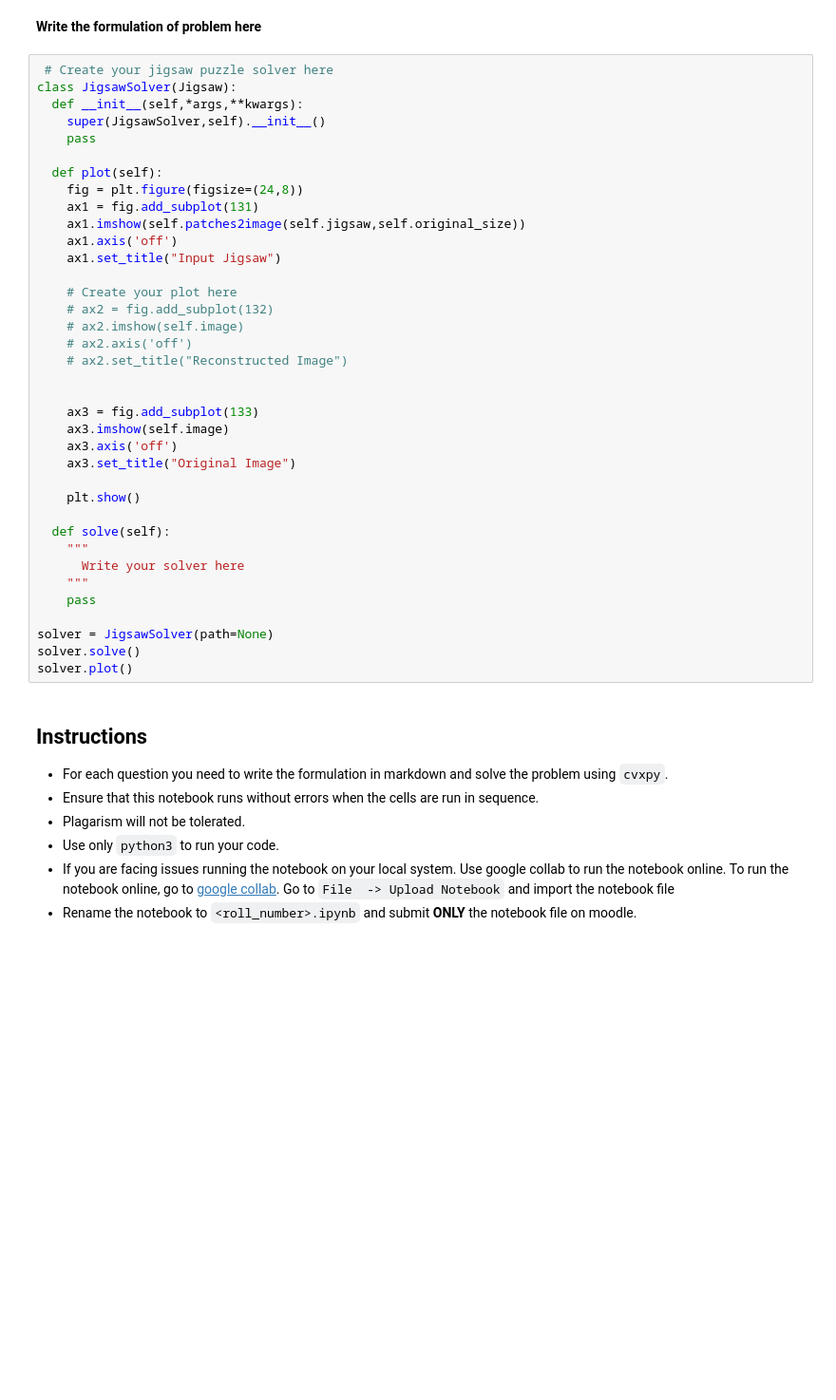
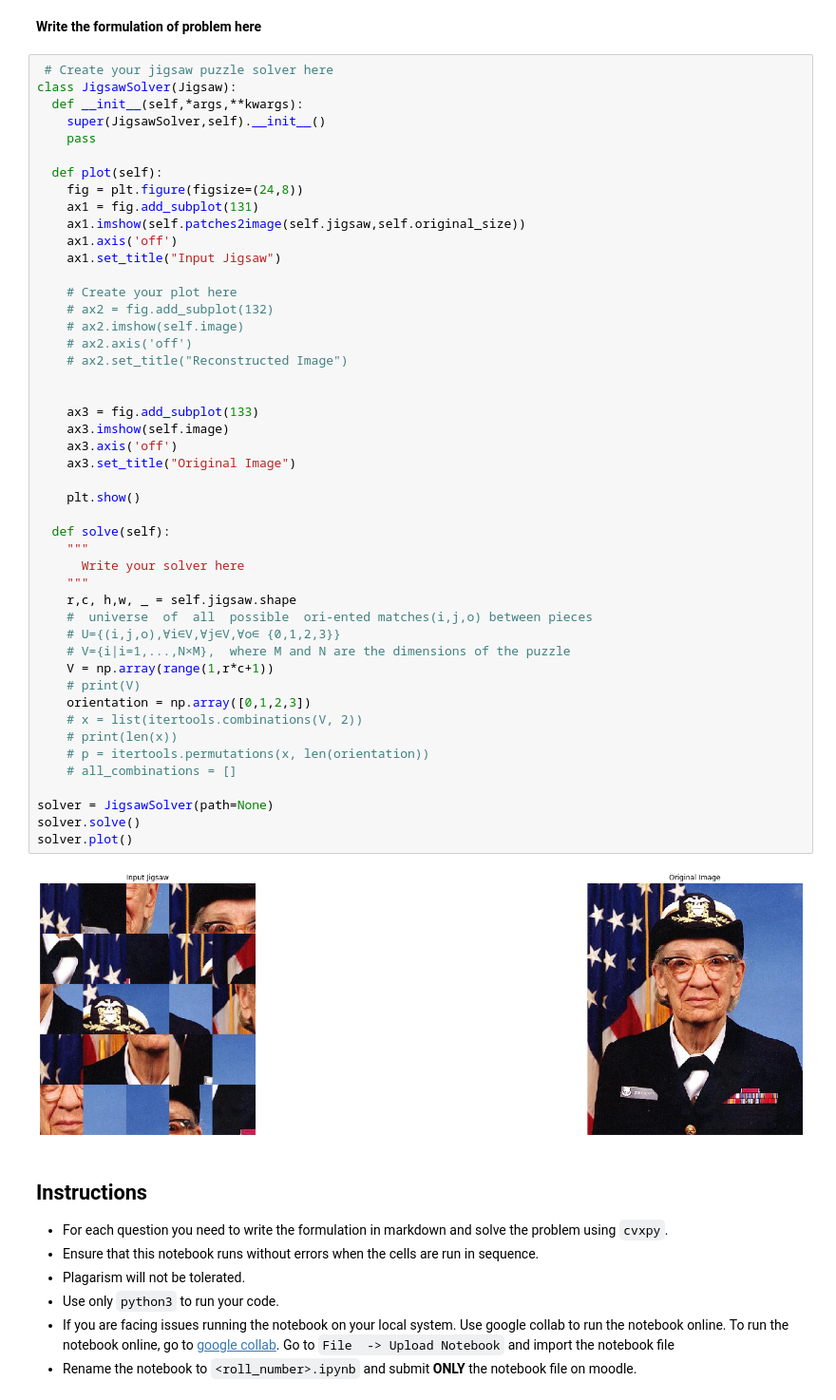
Before and after one commit to 20188202010/OM_Puzzles, a Jupyter notebook: OM_Assignment_1.ipynb, the cells around one changed output. Shown at 95% size. Saved outputs shown, nothing was run; the diff lists cells and outputs as text; blank space fills up the shorter version.

```diff
--- a/OM_Assignment_1.ipynb
+++ b/OM_Assignment_1.ipynb
@@ -819,34 +812,46 @@ class JigsawSolver(Jigsaw):
 
   def plot(self):
     fig = plt.figure(figsize=(24,8))
     ax1 = fig.add_subplot(131)
     ax1.imshow(self.patches2image(self.jigsaw,self.original_size))
     ax1.axis('off')
     ax1.set_title("Input Jigsaw")
 
     # Create your plot here
     # ax2 = fig.add_subplot(132)
     # ax2.imshow(self.image)
     # ax2.axis('off')
     # ax2.set_title("Reconstructed Image")
 
 
     ax3 = fig.add_subplot(133)
     ax3.imshow(self.image)
     ax3.axis('off')
     ax3.set_title("Original Image")
 
     plt.show()
 
   def solve(self):
     """
       Write your solver here
     """
-    pass
+    r,c, h,w, _ = self.jigsaw.shape
+    #  universe  of  all  possible  ori-ented matches(i,j,o) between pieces
+    # U={(i,j,o),∀i∈V,∀j∈V,∀o∈ {0,1,2,3}}
+    # V={i|i=1,...,N×M},  where M and N are the dimensions of the puzzle
+    V = np.array(range(1,r*c+1))
+    # print(V)
+    orientation = np.array([0,1,2,3])
+    # x = list(itertools.combinations(V, 2))
+    # print(len(x))
+    # p = itertools.permutations(x, len(orientation))
+    # all_combinations = []
 
 solver = JigsawSolver(path=None)
 solver.solve()
 solver.plot()
+# %% [output]
+[figure, added]
 # %% [markdown]
 ## Instructions
   - For each question you need to write the formulation in markdown and solve the problem using `cvxpy`.
```
Also changed, not shown: parts of 10 cells of this notebook.
